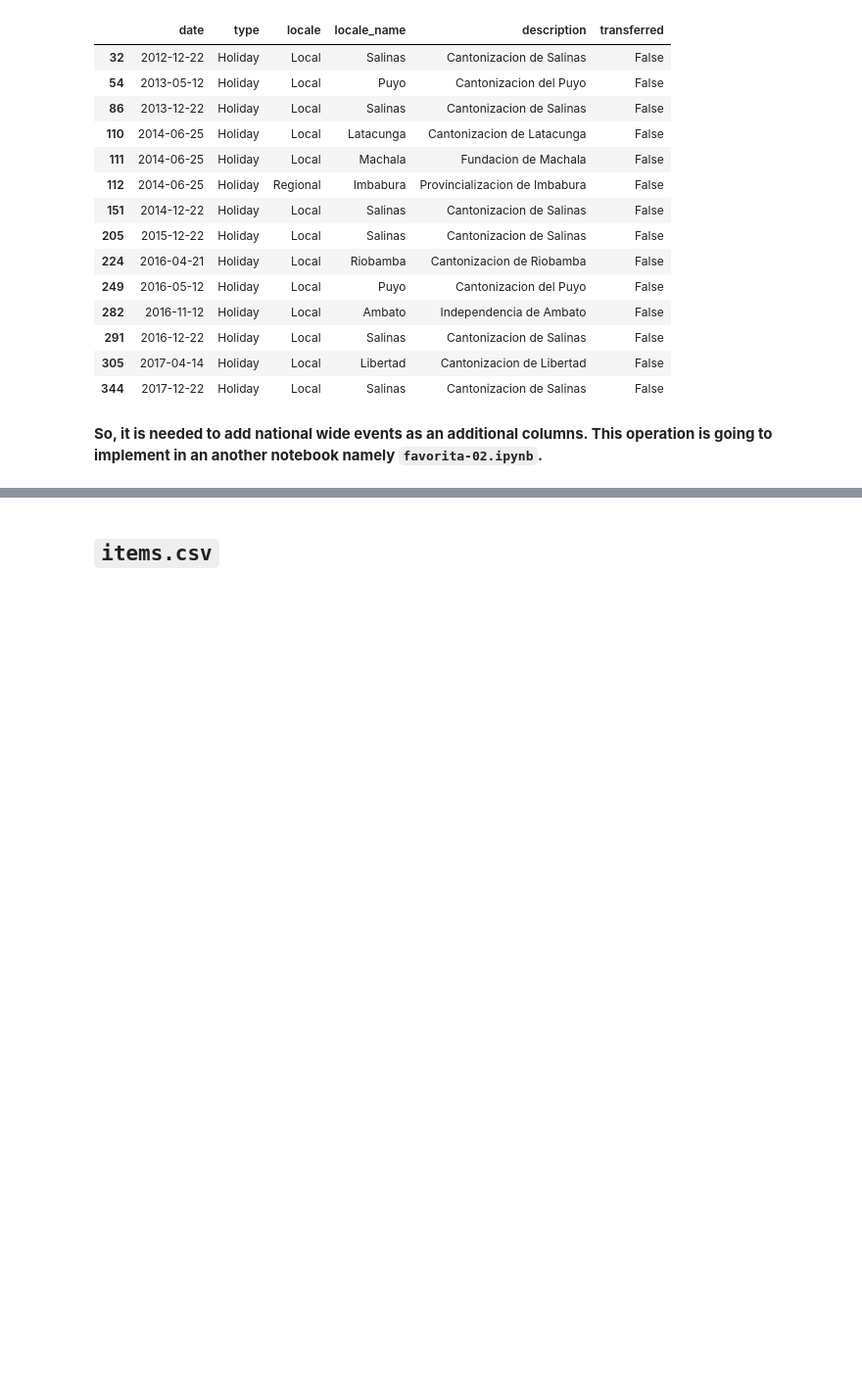
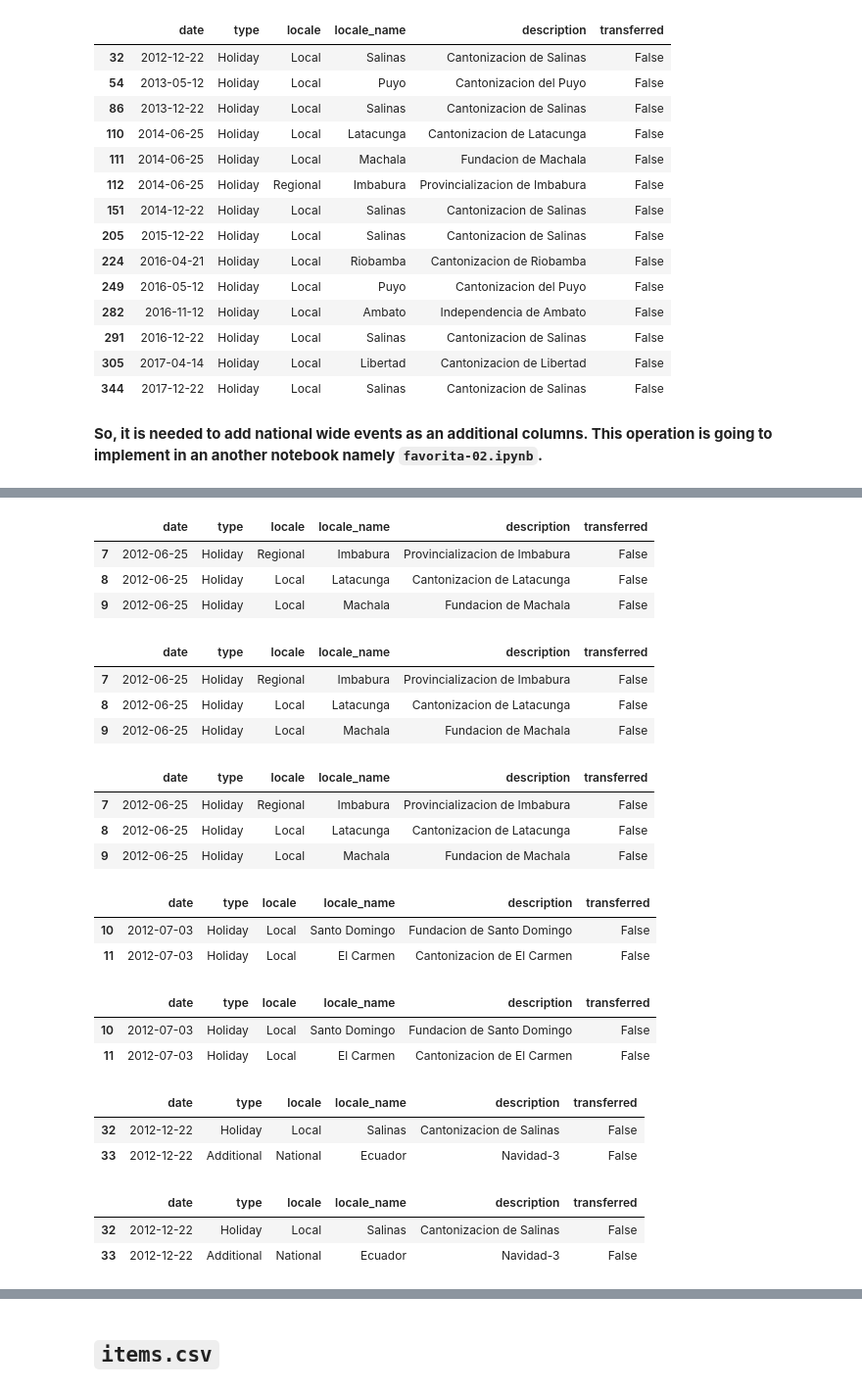
Before and after one commit to ilirium/kaggle-favorita, a Jupyter notebook: favorita-01-look-at-files-02-additional.ipynb, the cells around one changed output, grey strips where cells are left out. Shown at 98% size. Cells and saved outputs as stored; diff of their text form; code cells hidden in the pictures; blank space fills up the shorter version.

Commit message:
added count for repeated days for holidays

```diff
--- a/favorita-01-look-at-files-02-additional.ipynb
+++ b/favorita-01-look-at-files-02-additional.ipynb
@@ -395,0 +426,9 @@ del date
+# %%
+repeated_dates = pd.Series()
+he_days = holiday_events['date']
+for date in he_days.unique():
+    if len(he_days[he_days == date]) > 1:
+        repeated_dates = repeated_dates.append(he_days[he_days == date])
+
+display(repeated_dates[:5])
+del date
@@ -395,0 +443,32 @@ del date
+# %%
+for idx, day in enumerate(repeated_dates):
+    display(holiday_events.query('date == @day'))
+    if idx > 5:
+        break
+
+del idx, day
+# %% [output]
+|  | date | type | locale | locale_name | description | transferred |
+| 7 | 2012-06-25 | Holiday | Regional | Imbabura | Provincializacion de Imbabura | False |
+| 8 | 2012-06-25 | Holiday | Local | Latacunga | Cantonizacion de Latacunga | False |
+| 9 | 2012-06-25 | Holiday | Local | Machala | Fundacion de Machala | False |
+|  | date | type | locale | locale_name | description | transferred |
+| 7 | 2012-06-25 | Holiday | Regional | Imbabura | Provincializacion de Imbabura | False |
+| 8 | 2012-06-25 | Holiday | Local | Latacunga | Cantonizacion de Latacunga | False |
+| 9 | 2012-06-25 | Holiday | Local | Machala | Fundacion de Machala | False |
+|  | date | type | locale | locale_name | description | transferred |
+| 7 | 2012-06-25 | Holiday | Regional | Imbabura | Provincializacion de Imbabura | False |
+| 8 | 2012-06-25 | Holiday | Local | Latacunga | Cantonizacion de Latacunga | False |
+| 9 | 2012-06-25 | Holiday | Local | Machala | Fundacion de Machala | False |
+|  | date | type | locale | locale_name | description | transferred |
+| 10 | 2012-07-03 | Holiday | Local | Santo Domingo | Fundacion de Santo Domingo | False |
+| 11 | 2012-07-03 | Holiday | Local | El Carmen | Cantonizacion de El Carmen | False |
+|  | date | type | locale | locale_name | description | transferred |
+| 10 | 2012-07-03 | Holiday | Local | Santo Domingo | Fundacion de Santo Domingo | False |
+| 11 | 2012-07-03 | Holiday | Local | El Carmen | Cantonizacion de El Carmen | False |
+|  | date | type | locale | locale_name | description | transferred |
+| 32 | 2012-12-22 | Holiday | Local | Salinas | Cantonizacion de Salinas | False |
+| 33 | 2012-12-22 | Additional | National | Ecuador | Navidad-3 | False |
+|  | date | type | locale | locale_name | description | transferred |
+| 32 | 2012-12-22 | Holiday | Local | Salinas | Cantonizacion de Salinas | False |
+| 33 | 2012-12-22 | Additional | National | Ecuador | Navidad-3 | False |
```
Also changed, not shown: parts of 14 cells of this notebook.
